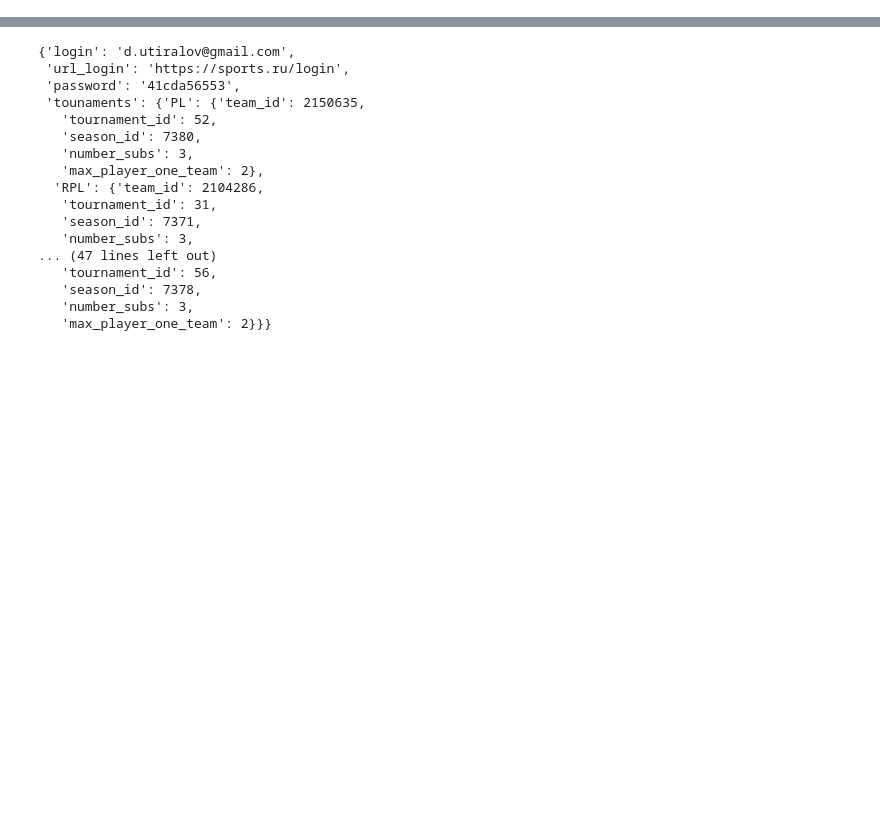
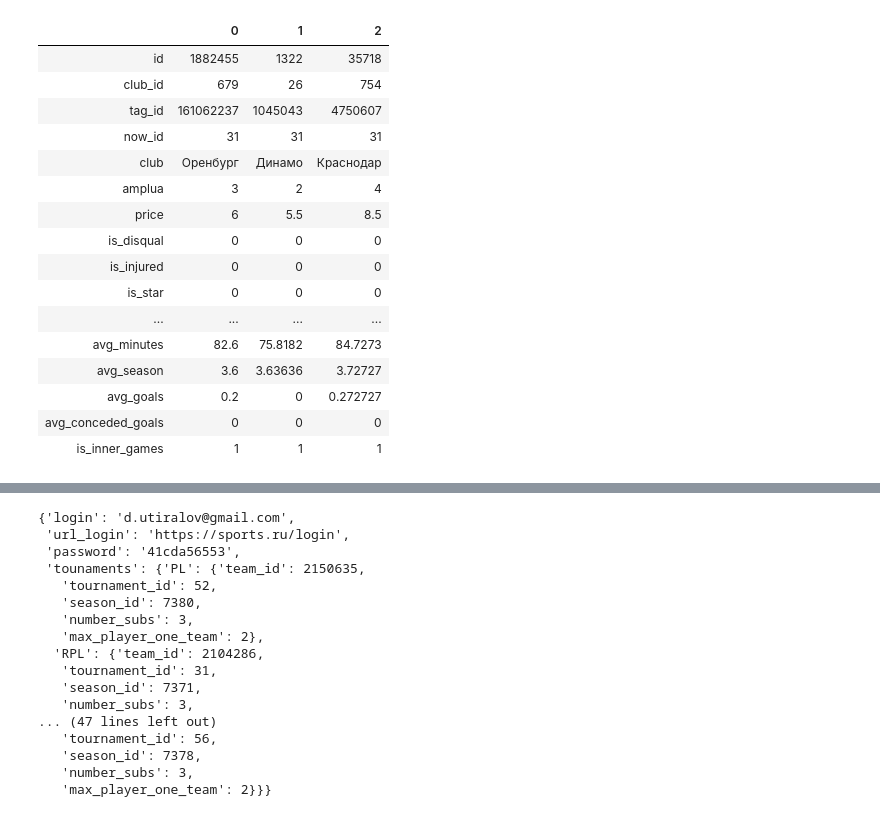
Before and after one commit to DonaldWipper/fantasy, a Jupyter notebook: FlaskApp/parse_sports.ipynb, the cells around one changed output, grey strips where cells are left out. Saved outputs shown, nothing was run; the diff lists cells and outputs as text; code cells hidden in the pictures; blank space fills up the shorter version.

```diff
--- a/FlaskApp/parse_sports.ipynb
+++ b/FlaskApp/parse_sports.ipynb
@@ -48,0 +146,20 @@ https://www.sports.ru/fantasy/football/team/json/2104286.json
+# %%
+f.getWorst(team = team_df, top = 3).transpose()
+# %% [output]
+|  | 0 | 1 | 2 |
+| id | 1882455 | 1322 | 35718 |
+| club_id | 679 | 26 | 754 |
+| tag_id | 161062237 | 1045043 | 4750607 |
+| now_id | 31 | 31 | 31 |
+| club | Оренбург | Динамо | Краснодар |
+| amplua | 3 | 2 | 4 |
+| price | 6 | 5.5 | 8.5 |
+| is_disqual | 0 | 0 | 0 |
+| is_injured | 0 | 0 | 0 |
+| is_star | 0 | 0 | 0 |
+| ... | ... | ... | ... |
+| avg_minutes | 82.6 | 75.8182 | 84.7273 |
+| avg_season | 3.6 | 3.63636 | 3.72727 |
+| avg_goals | 0.2 | 0 | 0.272727 |
+| avg_conceded_goals | 0 | 0 | 0 |
+| is_inner_games | 1 | 1 | 1 |
```
Also changed, not shown: parts of 13 cells of this notebook, 20 other files.
